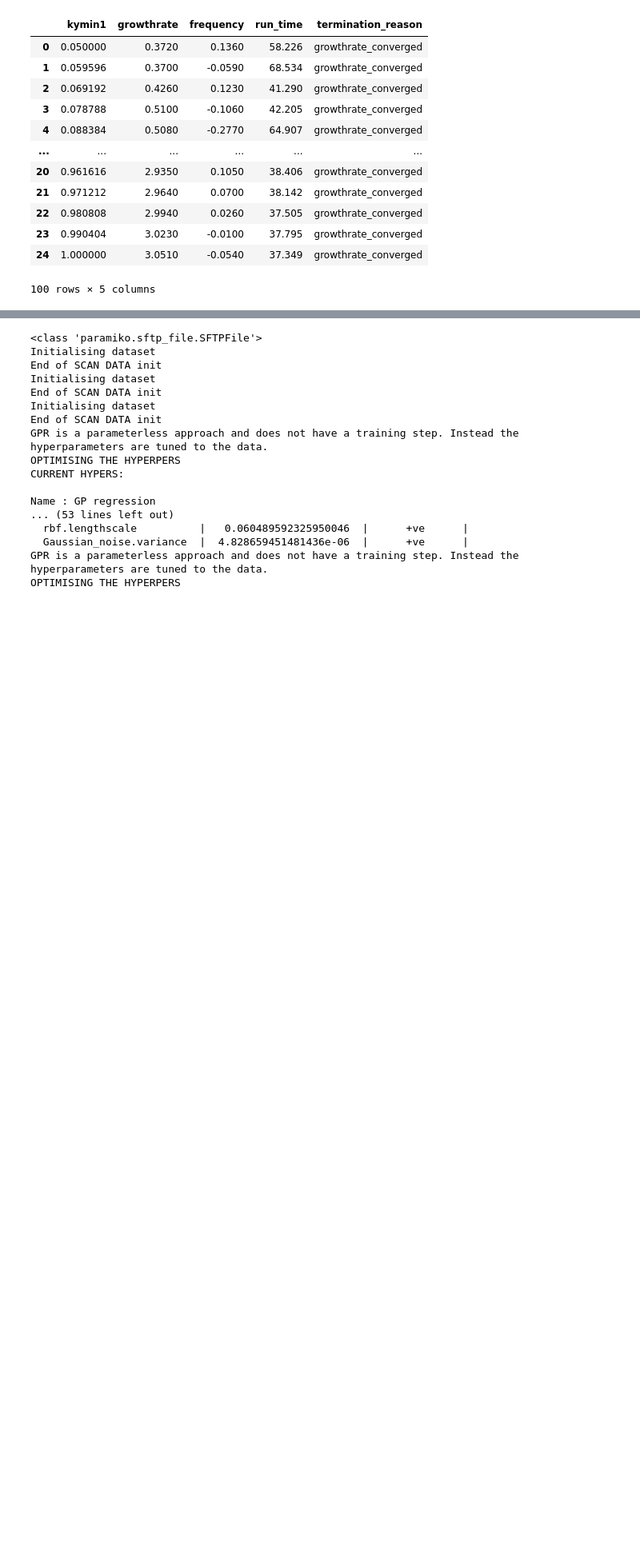
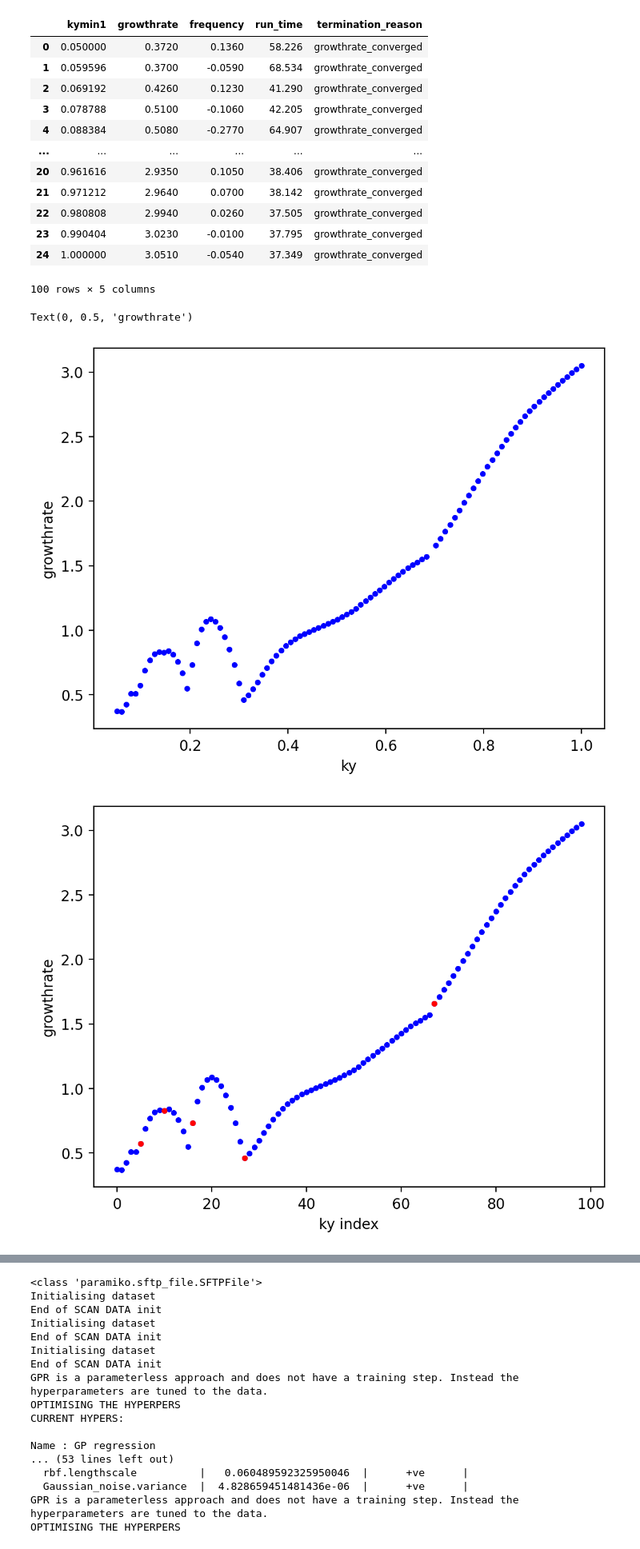
Before and after one commit to DanHarJor/DEEPlasma, a Jupyter notebook: 1D_surrogate.ipynb, the cells around one changed output, grey strips where cells are left out. Shown at 80% size. Cells and saved outputs as stored; diff of their text form; code cells hidden in the pictures; blank space fills up the shorter version.

```diff
--- a/1D_surrogate.ipynb
+++ b/1D_surrogate.ipynb
@@ -95,7 +94,7 @@ from config import Config
 config = Config()
 
 parser = GENE_scan_parser(config)
-ky_dataset = ScanData2(config, 'code_debug_tester',  parser=parser, remote_save_dir=ky_datagen.remote_save_dir, split_ratio=[0.5,0,0.5])#[tr,val,te]
+ky_dataset = ScanData2(config, 'code_debug_tester',  parser=parser, remote_save_dir=ky_datagen.remote_save_dir, split_ratio=[0.1,0,0.9])#[tr,val,te]
 ky_dataset.df
 # %% [output]
 <class 'paramiko.sftp_file.SFTPFile'>
@@ -132,6 +131,29 @@ See the caveats in the documentation: https://pandas.pydata.org/pandas-docs/stab
 | 23 | 0.990404 | 3.0230 | -0.0100 | 37.795 | growthrate_converged |
 | 24 | 1.000000 | 3.0510 | -0.0540 | 37.349 | growthrate_converged |
 100 rows × 5 columns
+# %%
+import matplotlib.pyplot as plt
+import numpy as np
+plt.figure(dpi=200)
+ky = [x[0] for x in ky_dataset.x]
+plt.plot(ky,ky_dataset.growthrates, '.b')
+plt.xlabel('ky')
+plt.ylabel('growthrate')
+plt.figure(dpi=200)
+plt.plot(np.arange(len(ky_dataset.growthrates)), ky_dataset.growthrates, '.b')
+plt.plot([27], ky_dataset.growthrates[27], '.r')
+plt.plot([67], ky_dataset.growthrates[67], '.r')
+plt.plot([5], ky_dataset.growthrates[5], '.r')
+plt.plot([10], ky_dataset.growthrates[10], '.r')
+plt.plot([16], ky_dataset.growthrates[16], '.r')
+
+
+plt.xlabel('ky index')
+plt.ylabel('growthrate')
+# %% [output]
+Text(0, 0.5, 'growthrate')
+[figure, added]
+[figure, added]
 # %%
 from GENE_ML.gene_ml.tools import save_pkl
 save_pkl('linear_data/ky', ky_dataset.df)
```
Also changed, not shown: parts of 15 cells of this notebook, 2 other files.
